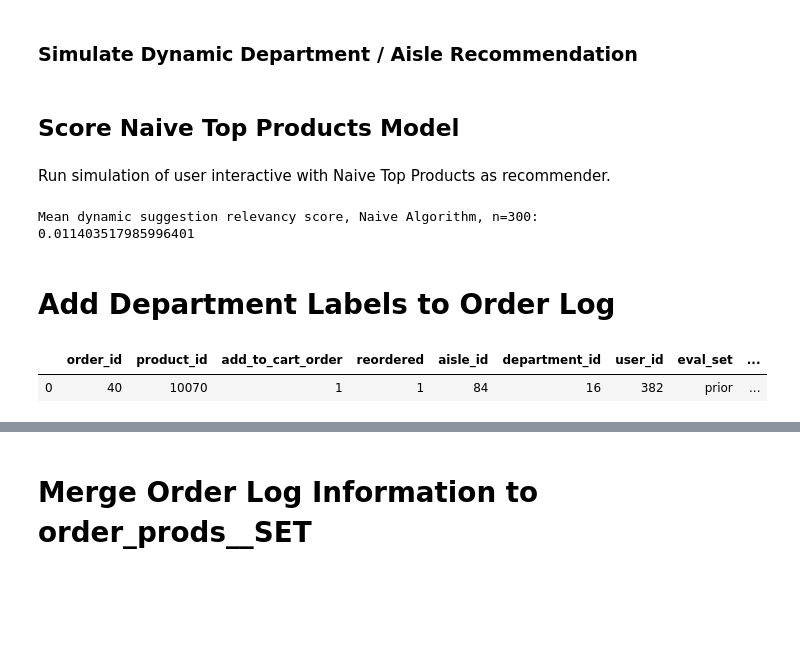
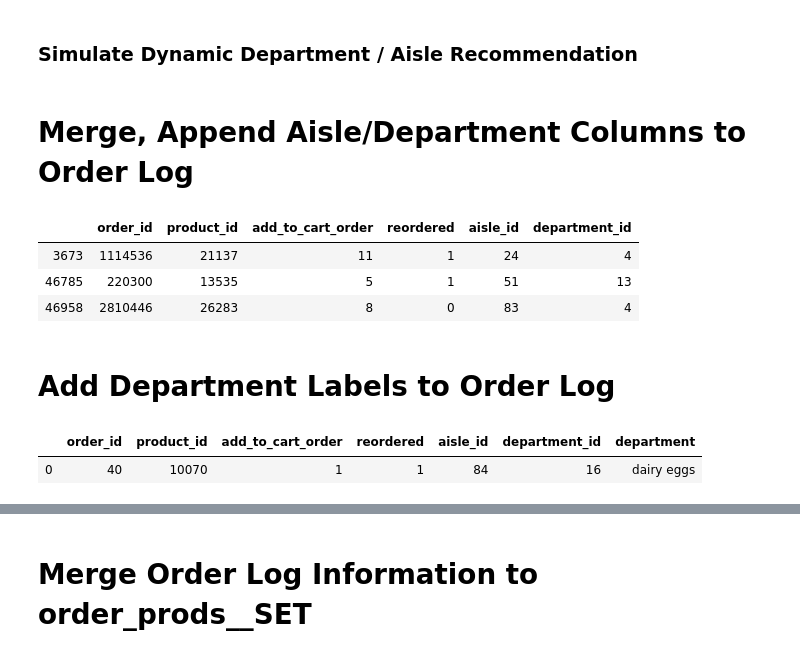
Before and after one commit to thomkav/classification_instacart, a Jupyter notebook: notebooks/IC_Predict_Department_or_Aisle.ipynb, the cells around one changed output, grey strips where cells are left out. Drawn from its saved outputs; the diff is of its cells as text; code cells hidden in the pictures; blank space fills up the shorter version.

```diff
--- a/notebooks/IC_Predict_Department_or_Aisle.ipynb
+++ b/notebooks/IC_Predict_Department_or_Aisle.ipynb
@@ -267,20 +329,5 @@ def DynamicRecScore(model, trials = 100):
         relevancies += [rel_pct]
 
     return np.mean(relevancies)
-# %% [markdown]
-## Score Naive Top Products Model
-# %% [markdown]
-Run simulation of user interactive with Naive Top Products as recommender.
-# %%
-# Simple cross validation of naive algorithm:
-
-n_trials = 300
-relevancies = []
-for i in range(5):
-    relevancies += [DynamicRecScore(model=naive_model, trials=n_trials)]
-
-print(f'Mean dynamic suggestion relevancy score, Naive Algorithm, n={n_trials}:')
-print(np.mean(relevancies))
-# %% [output]
-Mean dynamic suggestion relevancy score, Naive Algorithm, n=300:
-0.011403517985996401
+# %% [markdown]
+# Merge, Append Aisle/Department Columns to Order Log
@@ -287,3 +348,12 @@ Mean dynamic suggestion relevancy score, Naive Algorithm, n=300:
+# %%
+# validate correct columns have been added
+# should see ['order_id', 'product_id', 'add_to_cart_order', 'reordered', 'aisle_id', 'department_id']
+df_order_prods__prior.sample(3)
+# %% [output]
+|  | order_id | product_id | add_to_cart_order | reordered | aisle_id | department_id |
+| 3673 | 1114536 | 21137 | 11 | 1 | 24 | 4 |
+| 46785 | 220300 | 13535 | 5 | 1 | 51 | 13 |
+| 46958 | 2810446 | 26283 | 8 | 0 | 83 | 4 |
 # %% [markdown]
 # Add Department Labels to Order Log
 # %%
@@ -291,9 +361,10 @@ df_order_prods__prior = pd.merge(
     df_order_prods__prior,
     df_dept_index, on='department_id'
 )
-# %%
-df_order_prods__prior.head(1)
-# %% [output]
-|  | order_id | product_id | add_to_cart_order | reordered | aisle_id | department_id | user_id | eval_set | ... |
-| 0 | 40 | 10070 | 1 | 1 | 84 | 16 | 382 | prior | ... |
+# %%
+# should see department name as well
+df_order_prods__prior.head(1)
+# %% [output]
+|  | order_id | product_id | add_to_cart_order | reordered | aisle_id | department_id | department |
+| 0 | 40 | 10070 | 1 | 1 | 84 | 16 | dairy eggs |
 # %%
```
Also changed, not shown: parts of 36 cells of this notebook, 1 other file.
